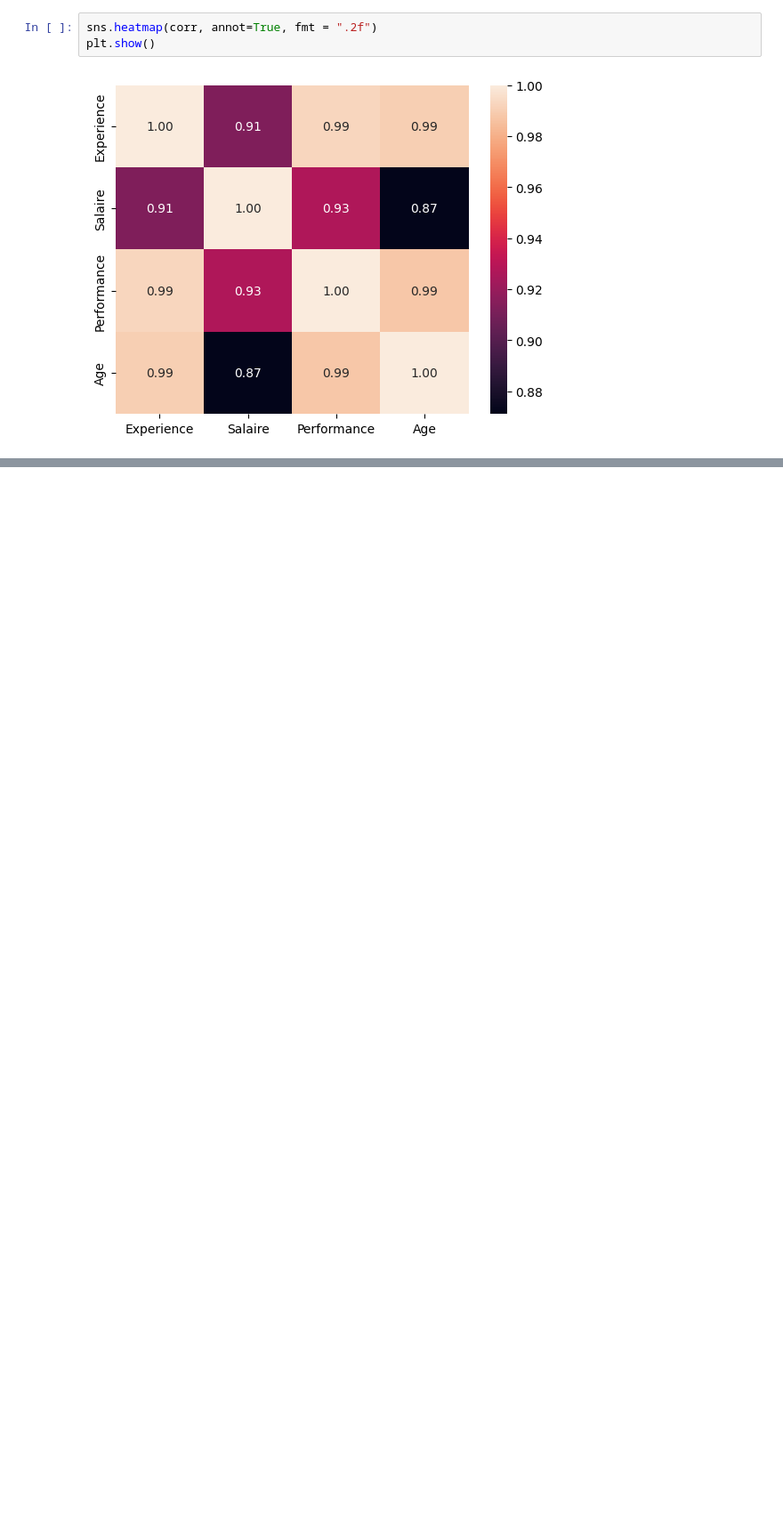
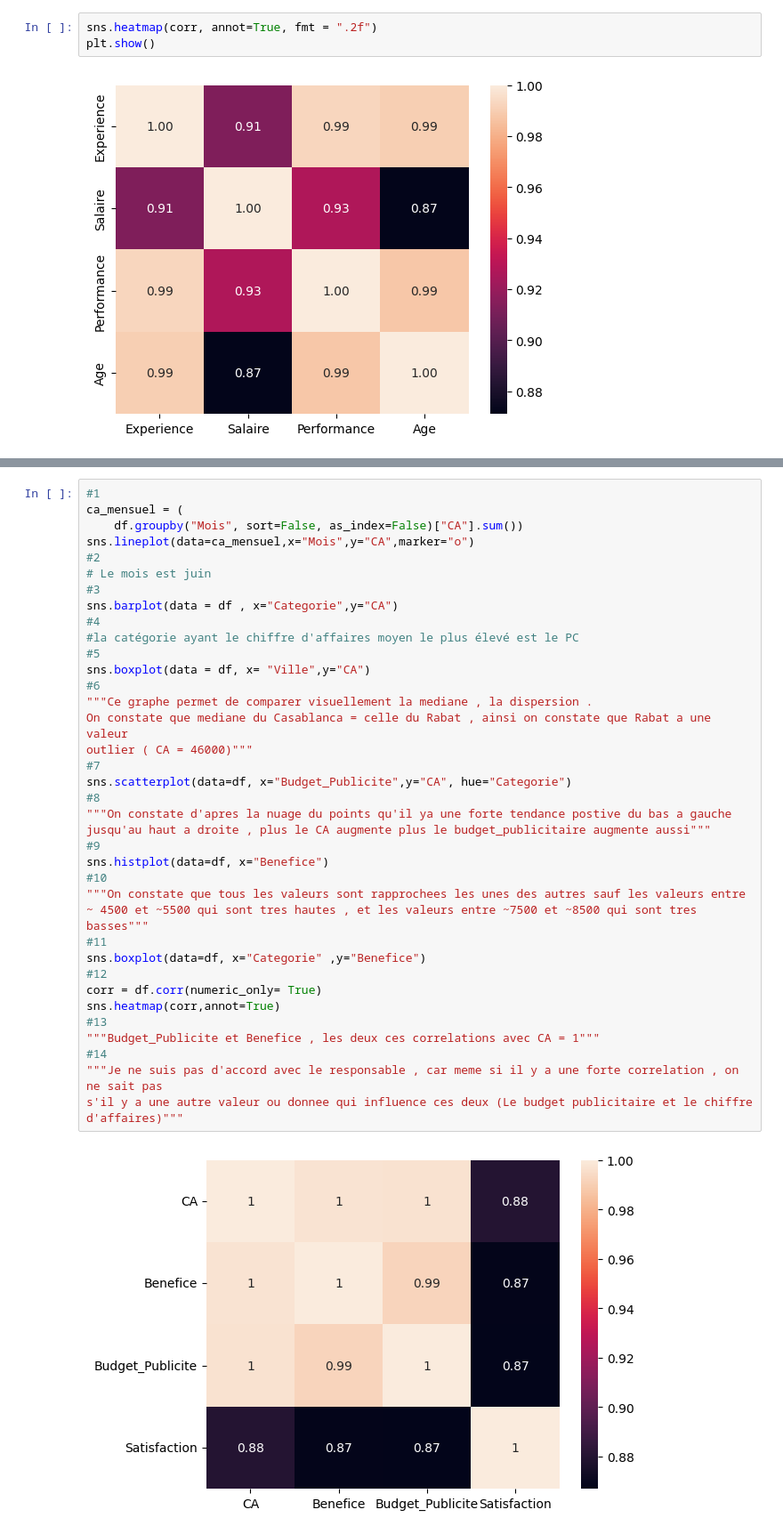
Before and after one commit to echadlitaha/python-data-science, a Jupyter notebook: Septembre/05_seaborn/J19- Searborn.ipynb, the cells around one changed output, grey strips where cells are left out. Shown at 89% size. Saved outputs shown, nothing was run; the diff lists cells and outputs as text; blank space fills up the shorter version.

Commit message:
J20 Data Visualization

```diff
--- a/Septembre/05_seaborn/J19- Searborn.ipynb
+++ b/Septembre/05_seaborn/J19- Searborn.ipynb
@@ -221,0 +289,39 @@ plt.show()
+# %%
+#1
+ca_mensuel = (
+    df.groupby("Mois", sort=False, as_index=False)["CA"].sum())
+sns.lineplot(data=ca_mensuel,x="Mois",y="CA",marker="o")
+#2
+# Le mois est juin
+#3
+sns.barplot(data = df , x="Categorie",y="CA")
+#4
+#la catégorie ayant le chiffre d'affaires moyen le plus élevé est le PC
+#5
+sns.boxplot(data = df, x= "Ville",y="CA")
+#6
+"""Ce graphe permet de comparer visuellement la mediane , la dispersion .
+On constate que mediane du Casablanca = celle du Rabat , ainsi on constate que Rabat a une valeur
+outlier ( CA = 46000)"""
+#7
+sns.scatterplot(data=df, x="Budget_Publicite",y="CA", hue="Categorie")
+#8
+"""On constate d'apres la nuage du points qu'il ya une forte tendance postive du bas a gauche
+jusqu'au haut a droite , plus le CA augmente plus le budget_publicitaire augmente aussi"""
+#9
+sns.histplot(data=df, x="Benefice")
+#10
+"""On constate que tous les valeurs sont rapprochees les unes des autres sauf les valeurs entre
+~ 4500 et ~5500 qui sont tres hautes , et les valeurs entre ~7500 et ~8500 qui sont tres basses"""
+#11
+sns.boxplot(data=df, x="Categorie" ,y="Benefice")
+#12
+corr = df.corr(numeric_only= True)
+sns.heatmap(corr,annot=True)
+#13
+"""Budget_Publicite et Benefice , les deux ces correlations avec CA = 1"""
+#14
+"""Je ne suis pas d'accord avec le responsable , car meme si il y a une forte correlation , on ne sait pas
+s'il y a une autre valeur ou donnee qui influence ces deux (Le budget publicitaire et le chiffre d'affaires)"""
+# %% [output]
+[figure, added]
```
Also changed, not shown: parts of 3 cells of this notebook.
